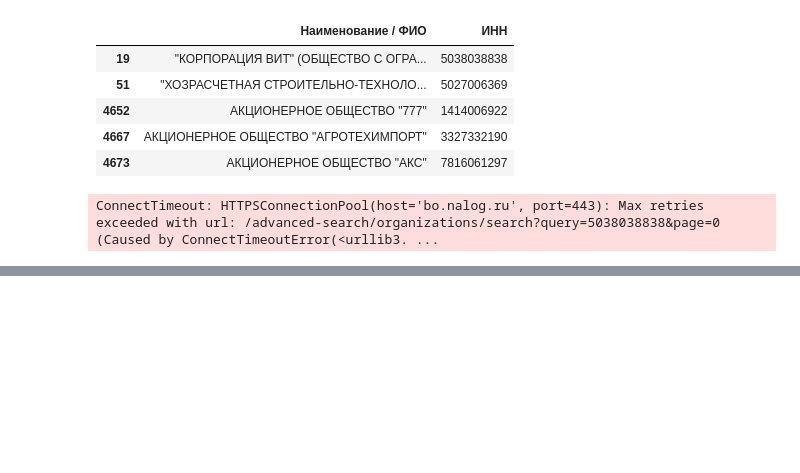
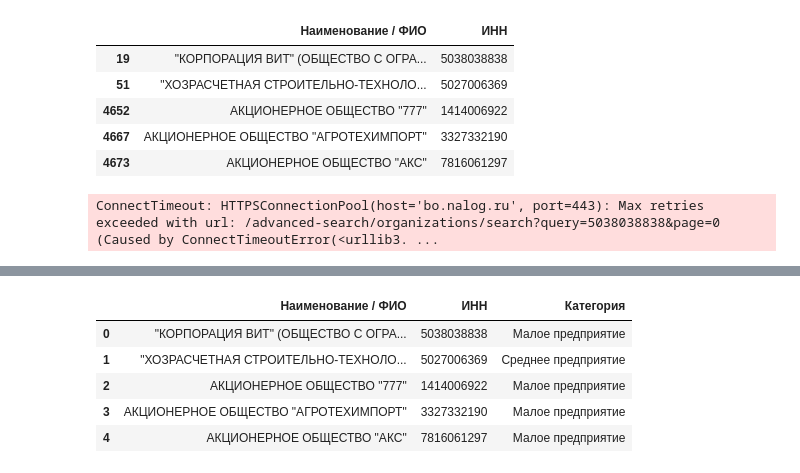
Before and after one commit to aleks-haksly/Postypashka, a Jupyter notebook: DA/02 HW_lab/HW_2.ipynb, the cells around one changed output, grey strips where cells are left out. Cells and saved outputs as stored; diff of their text form; code cells hidden in the pictures; blank space fills up the shorter version.

```diff
--- a/DA/02 HW_lab/HW_2.ipynb
+++ b/DA/02 HW_lab/HW_2.ipynb
@@ -56,0 +69,10 @@ ConnectTimeout: HTTPSConnectionPool(host='bo.nalog.ru', port=443): Max retries e
+# %%
+df_reestr = pd.read_excel("reestr_filtered.xlsx")
+df_reestr.head()
+# %% [output]
+|  | Наименование / ФИО | ИНН | Категория |
+| 0 | "КОРПОРАЦИЯ ВИТ" (ОБЩЕСТВО С ОГРА... | 5038038838 | Малое предприятие |
+| 1 | "ХОЗРАСЧЕТНАЯ СТРОИТЕЛЬНО-ТЕХНОЛО... | 5027006369 | Среднее предприятие |
+| 2 | АКЦИОНЕРНОЕ ОБЩЕСТВО "777" | 1414006922 | Малое предприятие |
+| 3 | АКЦИОНЕРНОЕ ОБЩЕСТВО "АГРОТЕХИМПОРТ" | 3327332190 | Малое предприятие |
+| 4 | АКЦИОНЕРНОЕ ОБЩЕСТВО "АКС" | 7816061297 | Малое предприятие |
```
Also changed, not shown: parts of 5 cells of this notebook.
